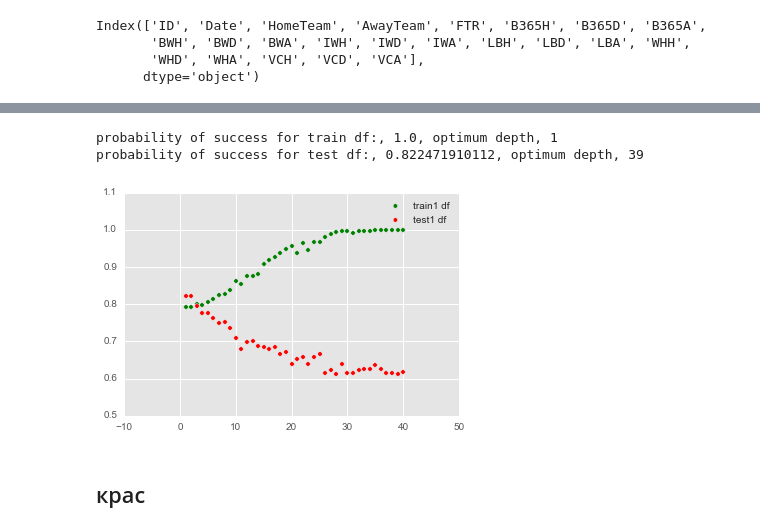
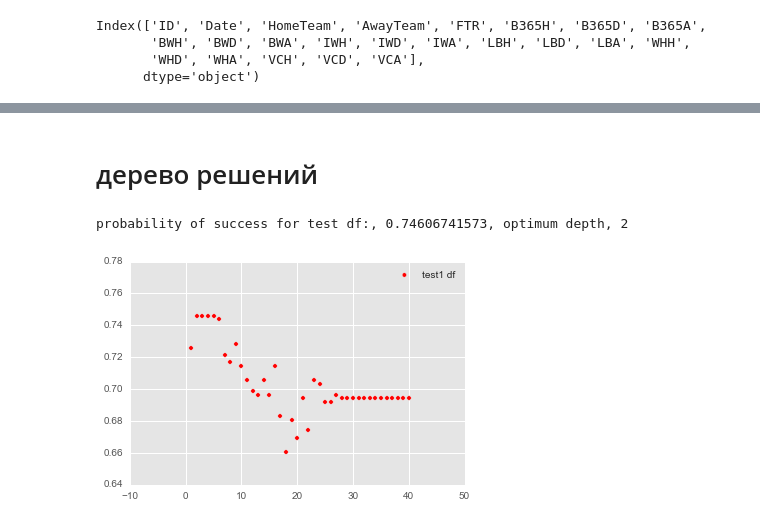
Before and after one commit to gracheslav/hse-project, a Jupyter notebook: Proj_Football.ipynb, the cells around one changed output, grey strips where cells are left out. Drawn from its saved outputs; the diff is of its cells as text; code cells hidden in the pictures.

```diff
--- a/Proj_Part1.ipynb
+++ b/Proj_Football.ipynb
@@ -490,18 +472,36 @@ plt.show()
+# %% [markdown]
+   # дерево решений
+# %%
+train1, test1 = train_test_split(wl_df, test_size = 0.3)
+# %%
+X_test = test1[['B365H', 'B365D', 'B365A',
+       'BWH', 'BWD', 'BWA', 'IWH', 'IWD', 'IWA', 'LBH', 'LBD', 'LBA', 'WHH',
+       'WHD', 'WHA', 'VCH', 'VCD', 'VCA']]
+X_test = X_test.as_matrix()
+Y = train1['FTR']
+Y = Y.as_matrix()
+# %%
+X_train = train1[['B365H', 'B365D', 'B365A',
+       'BWH', 'BWD', 'BWA', 'IWH', 'IWD', 'IWA', 'LBH', 'LBD', 'LBA', 'WHH',
+       'WHD', 'WHA', 'VCH', 'VCD', 'VCA']]
+X_train = X_train.as_matrix()
+testscore = test1.FTR.values
+trainscore = train1.FTR.values
 # %%
 devtest = []
 devtrain = []
 for i in range(1,41):
-    clf1 = tree.DecisionTreeClassifier(max_depth=i)
+    clf1 = tree.DecisionTreeClassifier(max_depth=i, random_state =42)
     clf1 = clf1.fit(X_train,Y)
     predscore = clf1.predict(X_test)
     trainpredscore = clf1.predict(X_train)
     a = 0
     b = 0
     for j in range(len(predscore)):
-        if testscore[j] != 1 and predscore[j] != testscore[j]:
+        if predscore[j] != testscore[j]:
             a += 1
     for m in range(len(trainpredscore)):
-        if trainscore[m] != 1 and trainpredscore[m] != trainscore[m]:
+        if trainpredscore[m] != trainscore[m]:
             b += 1
     a = 1-a/len(test1)
     b = 1-b/len(train1)
@@ -510,21 +510,15 @@ for i in range(1,41):
 # %%
 import matplotlib.pyplot as plt
 plt.style.use('ggplot')
 %matplotlib inline
 
 x_axis = np.arange(1,41)
-y_axis = np.asarray(devtrain)
 y_axis1 = np.asarray(devtest)
 plt.figure()
-plt.scatter(x_axis, y_axis, c="g", label="train1 df")
 plt.scatter(x_axis, y_axis1, c="r", label="test1 df")
 plt.legend(loc = 'upper right')
 
-print('probability of success for train df:',y_axis.max(), 'optimum depth', np.argmin(y_axis)+1, sep = ', ')
-print('probability of success for test df:',y_axis1.max(), 'optimum depth', np.argmin(y_axis1)+1, sep = ', ')
+print('probability of success for test df:',y_axis1.max(), 'optimum depth', np.argmax(y_axis1)+1, sep = ', ')
 # %% [output]
-probability of success for train df:, 1.0, optimum depth, 1
-probability of success for test df:, 0.822471910112, optimum depth, 39
+probability of success for test df:, 0.74606741573, optimum depth, 2
-[figure, old version]
+[figure, new version]
-# %% [markdown]
-## крас
```
Also changed, not shown: parts of 34 cells of this notebook, 2 other files.
